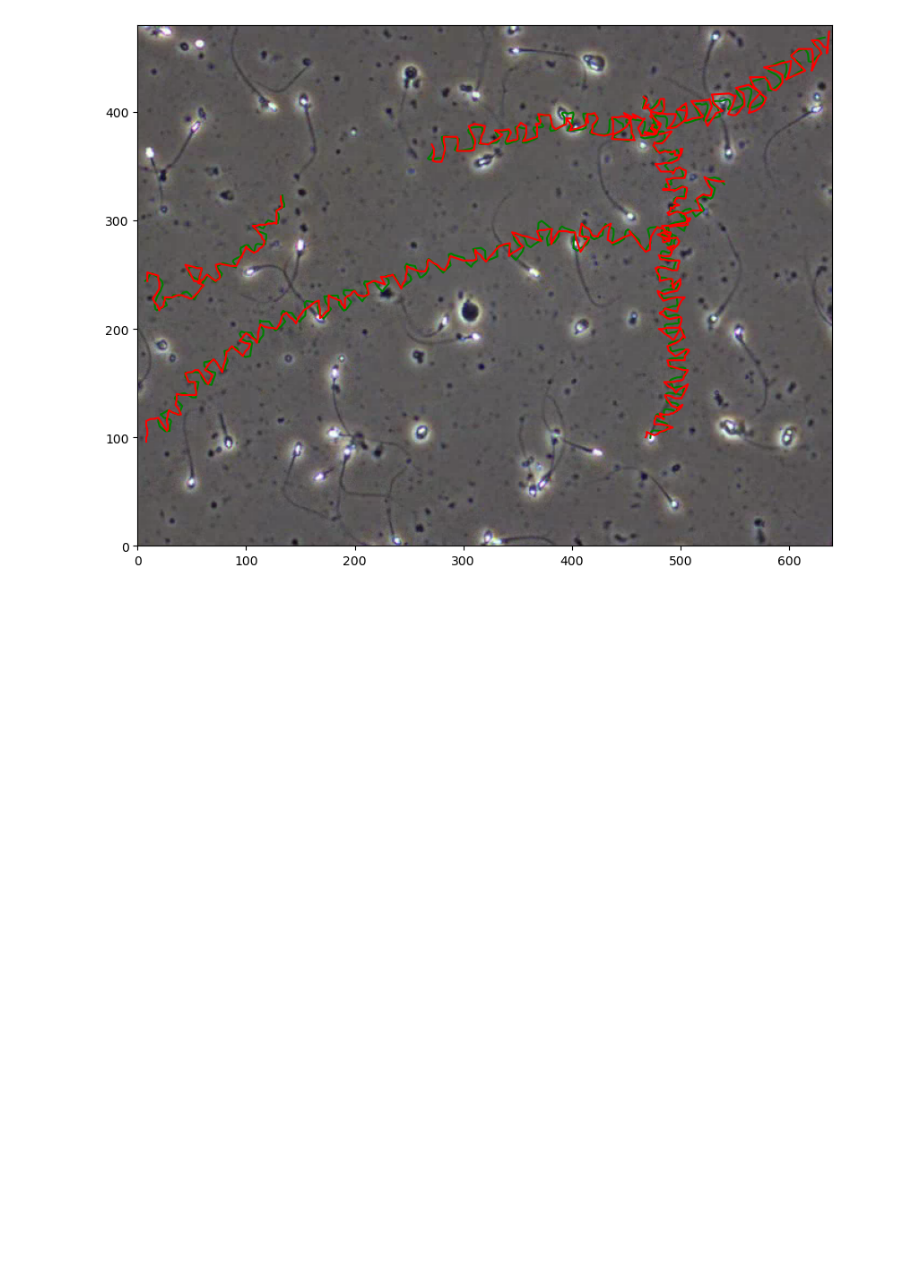
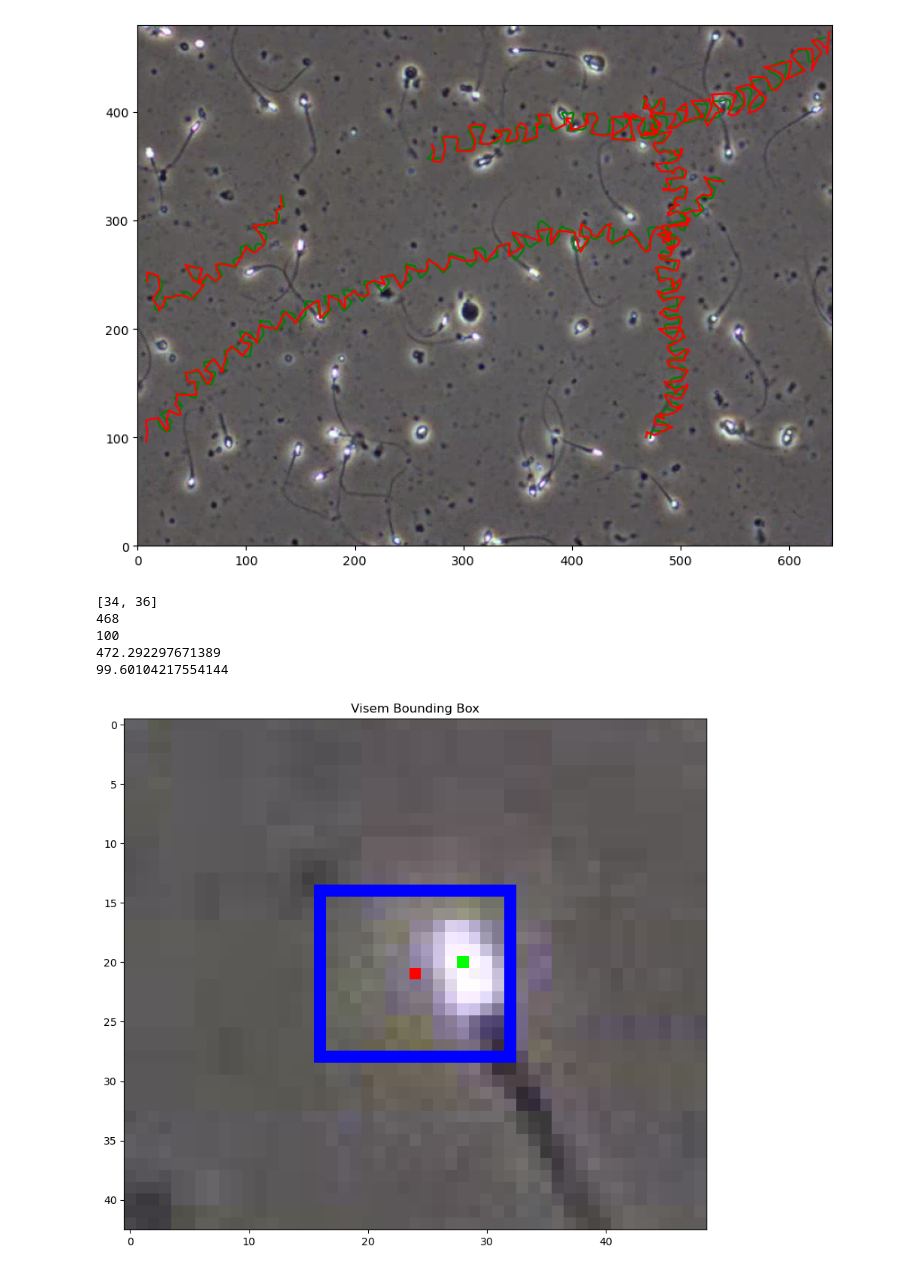
Before and after one commit to CAS-ReproLab/Sperm_Object_Tracking, a Jupyter notebook: UnifiedFramework/compare_VISEM.ipynb, the cells around one changed output. Saved outputs shown, nothing was run; the diff lists cells and outputs as text; code cells hidden in the pictures; blank space fills up the shorter version.

Commit message:
Got bounding box visual working

```diff
--- a/UnifiedFramework/compare_VISEM.ipynb
+++ b/UnifiedFramework/compare_VISEM.ipynb
@@ -120,3 +122,55 @@ for i in range(len(trackpy_ids)):
 plt.show()
 # %% [output]
 [figure]
+# %%
+# Visualize bounding box vs ground truth
+
+sperm_num = 2
+
+print([visem_ids[sperm_num], trackpy_ids[sperm_num]])
+
+last_frame = 478
+
+current = visem[visem["frame"] == last_frame]
+
+current = current[current["sperm"] == visem_ids[sperm_num]]
+
+gt_answer = gt[gt["frame"] == last_frame]
+gt_answer = gt_answer[gt_answer["sperm"] == trackpy_ids[sperm_num]]
+
+y = current.iloc[0]["y"]
+x = current.iloc[0]["x"]
+h = current.iloc[0]["bbox_h"]
+w = current.iloc[0]["bbox_w"]
+
+gt_x = gt_answer.iloc[0]["x"]
+gt_y = gt_answer.iloc[0]["y"]
+
+print(x)
+print(y)
+print(gt_x)
+print(gt_y)
+
+
+# Draw bounding
+current_image = frames[last_frame].copy()
+current_image = cv2.cvtColor(current_image, cv2.COLOR_BGR2RGB)
+current_image = cv2.rectangle(current_image, (int(x-w), int(y-h)), (int(x+w), int(y+h)), (0, 0, 255), 1)
+current_image = cv2.circle(current_image, (int(x), int(y)), 0, (255, 0, 0), -1)
+current_image = cv2.circle(current_image, (int(gt_x), int(gt_y)), 0, (0, 255, 0), -1)
+
+zm= 3 #zoom out factor
+cropped_im = current_image[int(y-zm*h):int(y+zm*h+1), int(x-zm*w):int(x+zm*w+1)]
+
+fig = plt.figure(figsize=(10, 10))
+ax = fig.add_subplot(111)
+ax.imshow(cropped_im)
+ax.set_title("Visem Bounding Box")
+plt.show()
+# %% [output]
+[34, 36]
+468
+100
+472.292297671389
+99.60104217554144
+[figure, added]
```
Also changed, not shown: parts of 1 cell of this notebook.
